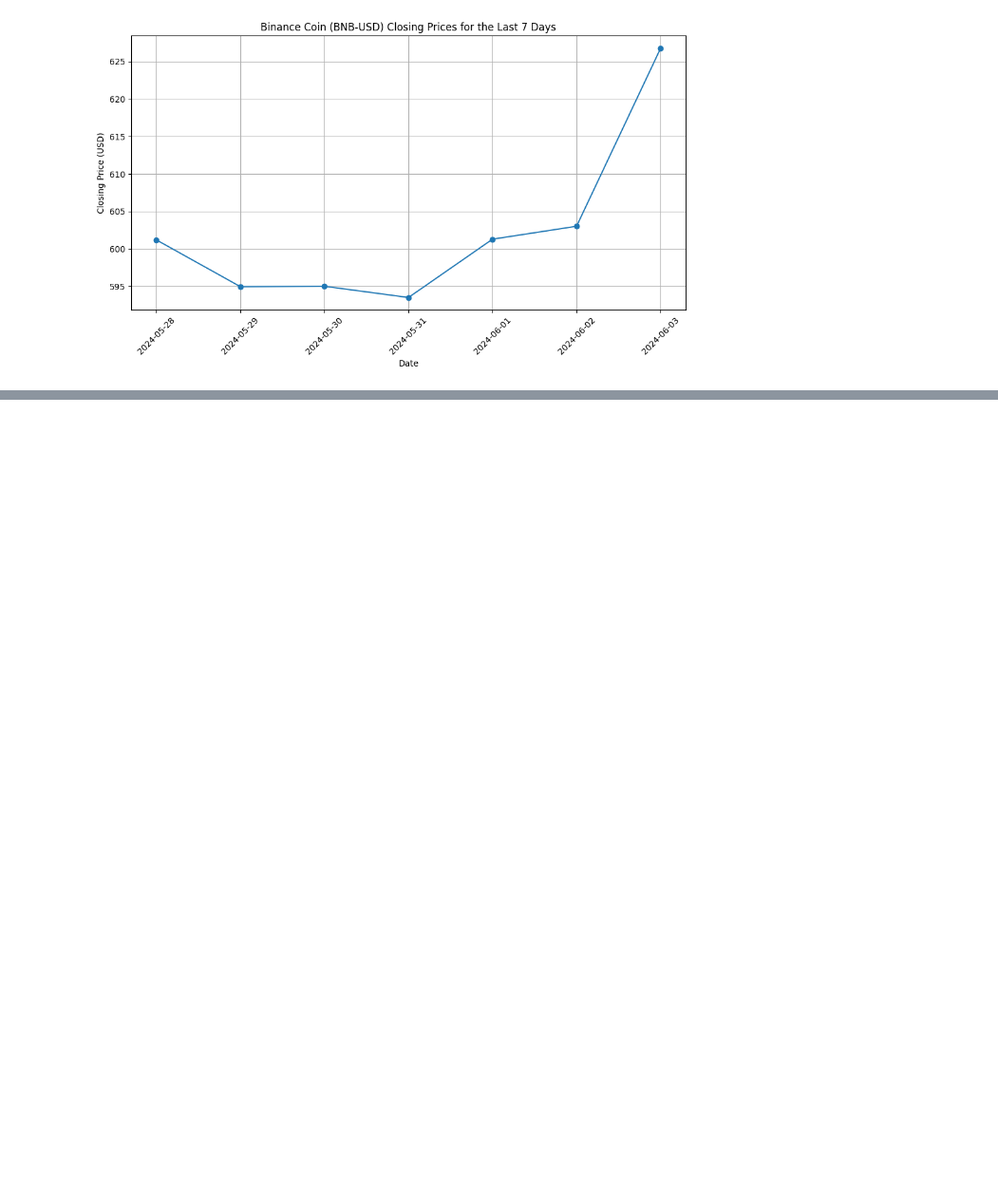
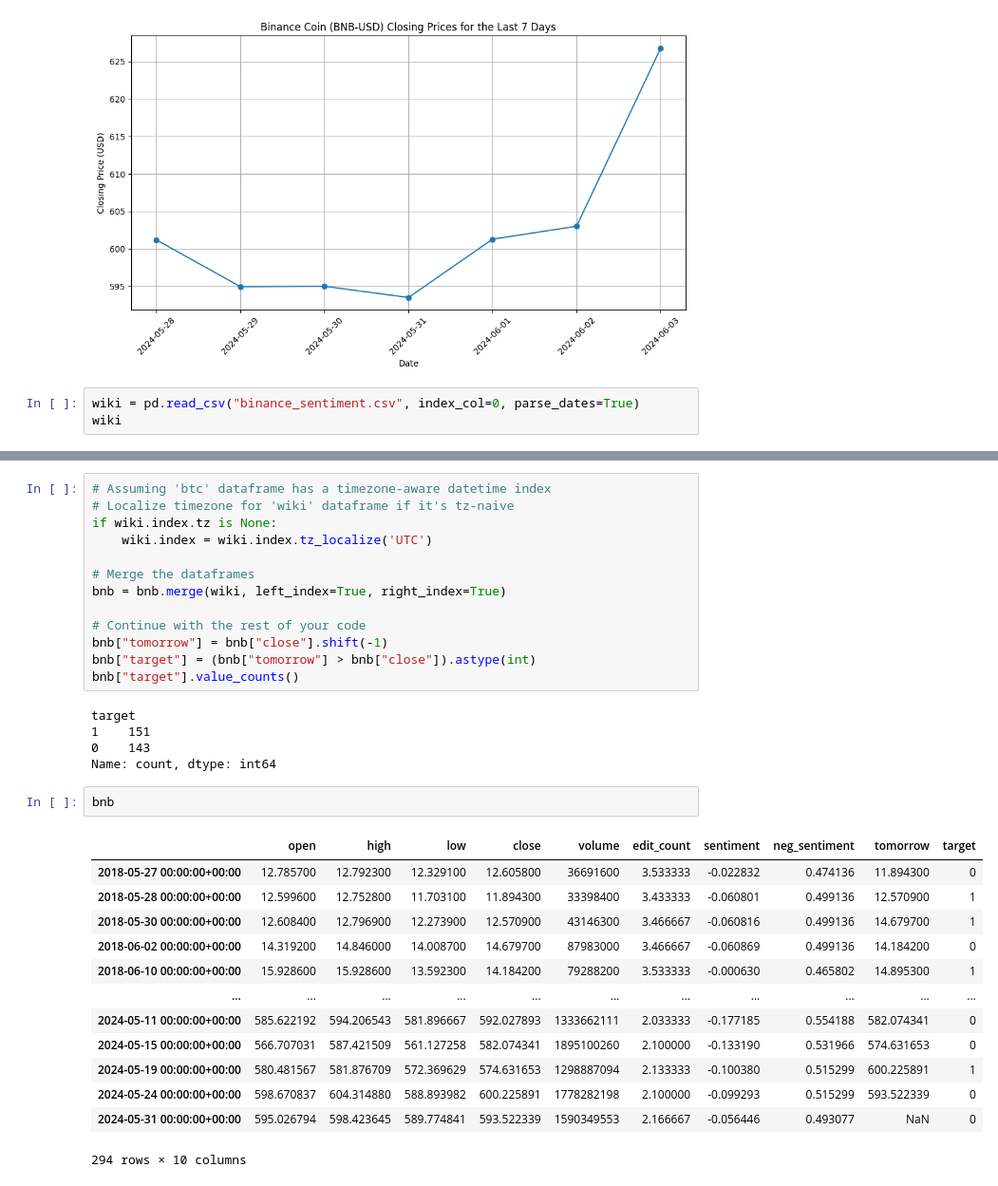
Before and after one commit to SWAGATSWAROOP/HackBrokers, a Jupyter notebook: backend-python/Dataset collection/BNB/BNB.ipynb, the cells around one changed output, grey strips where cells are left out. Shown at 95% size. Saved outputs shown, nothing was run; the diff lists cells and outputs as text; blank space fills up the shorter version.

```diff
--- a/backend-python/Dataset collection/BNB/BNB.ipynb
+++ b/backend-python/Dataset collection/BNB/BNB.ipynb
@@ -45,3 +45,6 @@ plt.tight_layout()
 plt.show()
 # %% [output]
 [figure]
+# %%
+wiki = pd.read_csv("binance_sentiment.csv", index_col=0, parse_dates=True)
+wiki
@@ -47,0 +65,34 @@ plt.show()
+# %%
+# Assuming 'btc' dataframe has a timezone-aware datetime index
+# Localize timezone for 'wiki' dataframe if it's tz-naive
+if wiki.index.tz is None:
+    wiki.index = wiki.index.tz_localize('UTC')
+
+# Merge the dataframes
+bnb = bnb.merge(wiki, left_index=True, right_index=True)
+
+# Continue with the rest of your code
+bnb["tomorrow"] = bnb["close"].shift(-1)
+bnb["target"] = (bnb["tomorrow"] > bnb["close"]).astype(int)
+bnb["target"].value_counts()
+# %% [output]
+target
+1    151
+0    143
+Name: count, dtype: int64
+# %%
+bnb
+# %% [output]
+|  | open | high | low | close | volume | edit_count | sentiment | neg_sentiment | tomorrow | target |
+| 2018-05-27 00:00:00+00:00 | 12.785700 | 12.792300 | 12.329100 | 12.605800 | 36691600 | 3.533333 | -0.022832 | 0.474136 | 11.894300 | 0 |
+| 2018-05-28 00:00:00+00:00 | 12.599600 | 12.752800 | 11.703100 | 11.894300 | 33398400 | 3.433333 | -0.060801 | 0.499136 | 12.570900 | 1 |
+| 2018-05-30 00:00:00+00:00 | 12.608400 | 12.796900 | 12.273900 | 12.570900 | 43146300 | 3.466667 | -0.060816 | 0.499136 | 14.679700 | 1 |
+| 2018-06-02 00:00:00+00:00 | 14.319200 | 14.846000 | 14.008700 | 14.679700 | 87983000 | 3.466667 | -0.060869 | 0.499136 | 14.184200 | 0 |
+| 2018-06-10 00:00:00+00:00 | 15.928600 | 15.928600 | 13.592300 | 14.184200 | 79288200 | 3.533333 | -0.000630 | 0.465802 | 14.895300 | 1 |
+| ... | ... | ... | ... | ... | ... | ... | ... | ... | ... | ... |
+| 2024-05-11 00:00:00+00:00 | 585.622192 | 594.206543 | 581.896667 | 592.027893 | 1333662111 | 2.033333 | -0.177185 | 0.554188 | 582.074341 | 0 |
+| 2024-05-15 00:00:00+00:00 | 566.707031 | 587.421509 | 561.127258 | 582.074341 | 1895100260 | 2.100000 | -0.133190 | 0.531966 | 574.631653 | 0 |
+| 2024-05-19 00:00:00+00:00 | 580.481567 | 581.876709 | 572.369629 | 574.631653 | 1298887094 | 2.133333 | -0.100380 | 0.515299 | 600.225891 | 1 |
+| 2024-05-24 00:00:00+00:00 | 598.670837 | 604.314880 | 588.893982 | 600.225891 | 1778282198 | 2.100000 | -0.099293 | 0.515299 | 593.522339 | 0 |
+| 2024-05-31 00:00:00+00:00 | 595.026794 | 598.423645 | 589.774841 | 593.522339 | 1590349553 | 2.166667 | -0.056446 | 0.493077 | NaN | 0 |
+294 rows × 10 columns
```
Also changed, not shown: parts of 2 cells of this notebook, 18 other files.
